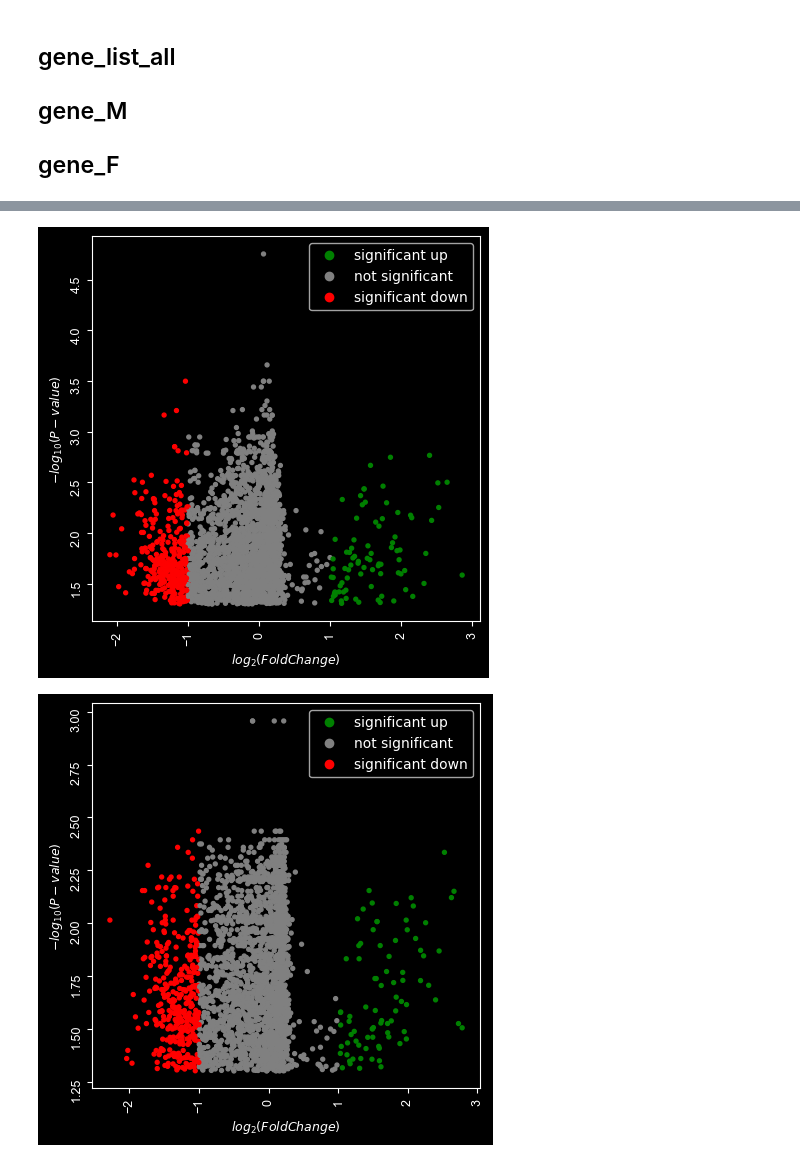
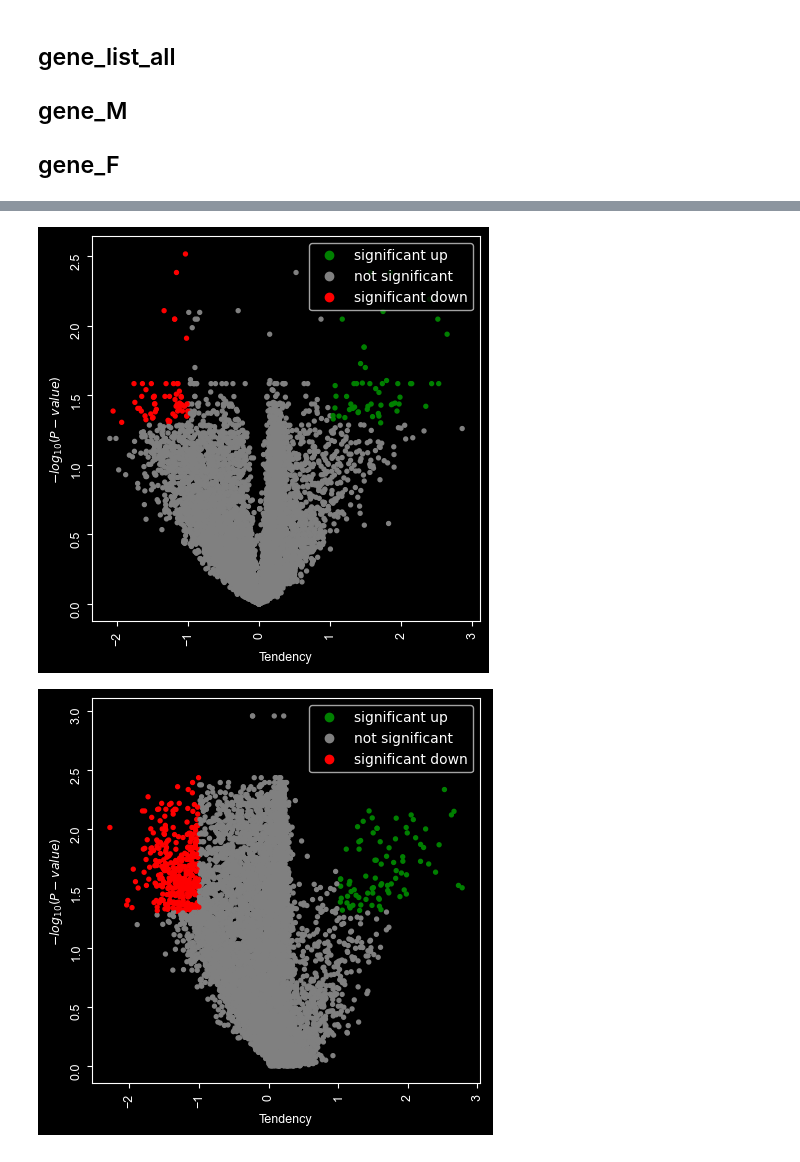
Before and after one commit to Andymao1998/qbb2021-answers, a Jupyter notebook: week9_hw/Week9_HW.ipynb, the cells around one changed output, grey strips where cells are left out. Saved outputs shown, nothing was run; the diff lists cells and outputs as text; code cells hidden in the pictures.

```diff
--- a/week9_hw/Week9_HW.ipynb
+++ b/week9_hw/Week9_HW.ipynb
@@ -228,7 +246,7 @@ for i in range(0, 8289):
 # %%
-pvalues = []
-for i in range(0, len(pvalues_male)):
-    pvalues.append(pvalues_male[i][0])
+pvalues_A = []
+for i in range(0, len(pvalues_all)):
+    pvalues_A.append(pvalues_all[i][1])
 # %% [markdown]
 ## Generate a QQ plot from the p-values.
 # %%
@@ -241,7 +259,7 @@ py.show()
 ## Report the list of genes that exhibit differential expression by stage at a 10% false discovery rate.
 # %%
 import statsmodels.stats as ss
-corrected_all = list(ss.multitest.fdrcorrection(np.array(pvalues))[1])
+corrected_all = list(ss.multitest.fdrcorrection(np.array(pvalues_A))[1])
 # %%
 FPKM_filter
 # %% [output]
@@ -318,7 +337,7 @@ for i in range(0, 8289):
 # %%
 pvalues_M = []
 for i in range(0, len(pvalues_male)):
-    pvalues_M.append(pvalues_male[i][0])
+    pvalues_M.append(pvalues_male[i][1])
 corrected_M = list(ss.multitest.fdrcorrection(np.array(pvalues_M))[1])
 # %%
 male_FPKM["corrected P"] = corrected_M
@@ -364,5 +407,6 @@ female_FPKM["slope"] = coef_F
 gene_F = FPKM_filter[female_FPKM["corrected P"] < 0.05][["gene_name"]]
 gene_F["Corrected_P"] = female_FPKM[female_FPKM["corrected P"] < 0.05]["corrected P"]
 gene_F["slope"] = female_FPKM[female_FPKM["corrected P"] < 0.05]["slope"]
+gene_F_VP = female_FPKM[["slope", "corrected P"]]
 # %%
 gene_F
@@ -394,8 +439,8 @@ visuz.gene_exp.volcano(df=gene_list_all, lfc='slope', pv='Corrected_P', show = T
 # %%
-visuz.gene_exp.volcano(df=gene_M, lfc='slope', pv='Corrected_P', show = True, theme = "dark", plotlegend=True, legendpos='upper right')
+visuz.gene_exp.volcano(df=gene_M_VP, lfc='slope', pv='corrected P', show = True, theme = "dark", plotlegend=True, legendpos='upper right', axxlabel = "Tendency")
 # %% [output]
-[figure, old version]
+[figure, new version]
 # %%
-visuz.gene_exp.volcano(df=gene_F, lfc='slope', pv='Corrected_P', show = True, theme = "dark", plotlegend=True, legendpos='upper right')
+visuz.gene_exp.volcano(df=gene_F_VP, lfc='slope', pv='corrected P', show = True, theme = "dark", plotlegend=True, legendpos='upper right', axxlabel = "Tendency")
 # %% [output]
-[figure, old version]
+[figure, new version]
```
Also changed, not shown: parts of 11 cells of this notebook.
